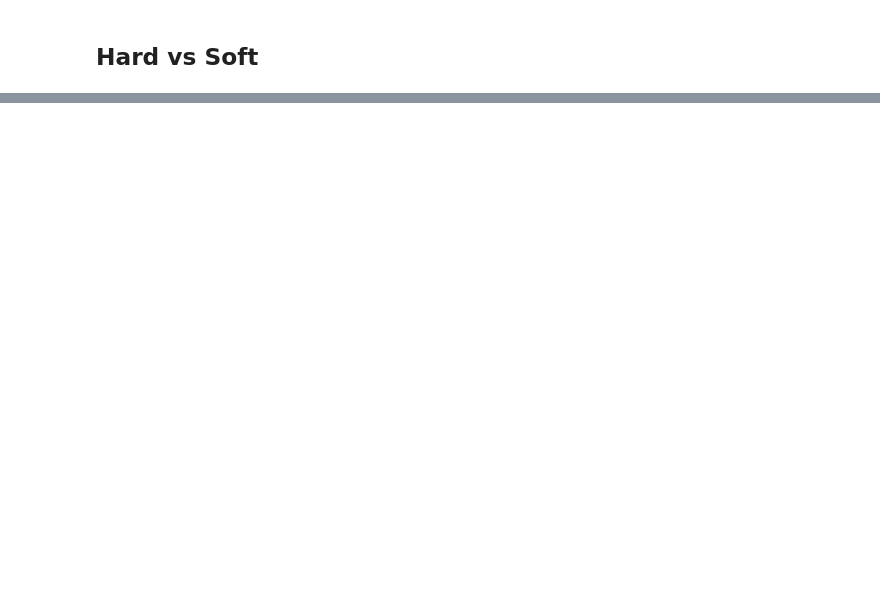
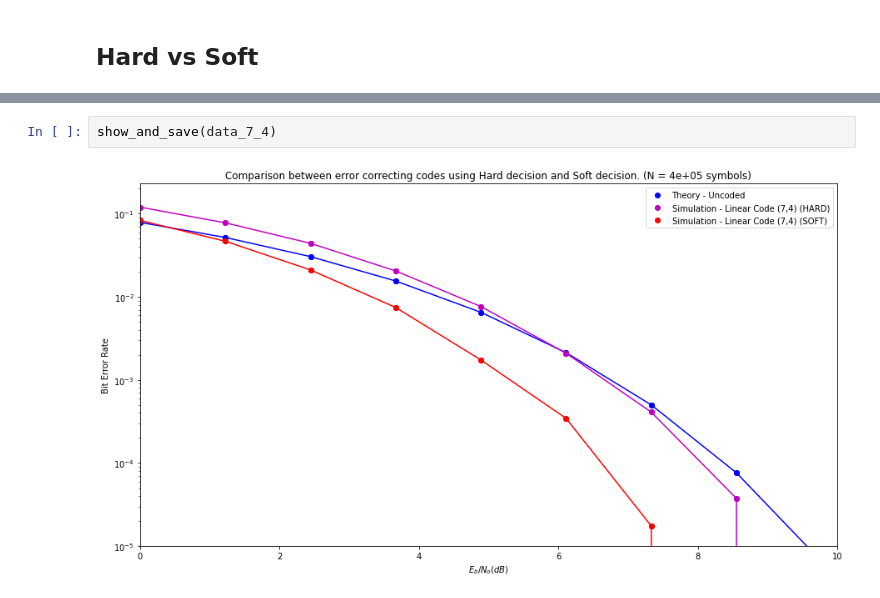
Before and after one commit to TheMatheusLs/ECC_Hard_vs_Soft, a Jupyter notebook: Hard_vs_Soft.ipynb, the cells around one changed output, grey strips where cells are left out. Saved outputs shown, nothing was run; the diff lists cells and outputs as text; blank space fills up the shorter version.

```diff
--- a/Hard_vs_Soft.ipynb
+++ b/Hard_vs_Soft.ipynb
@@ -265,0 +114,4 @@ The excution time was 2027.19 seconds
+# %%
+show_and_save(data_7_4)
+# %% [output]
+[figure, added]
```
Also changed, not shown: parts of 12 cells of this notebook, 19 other files.
